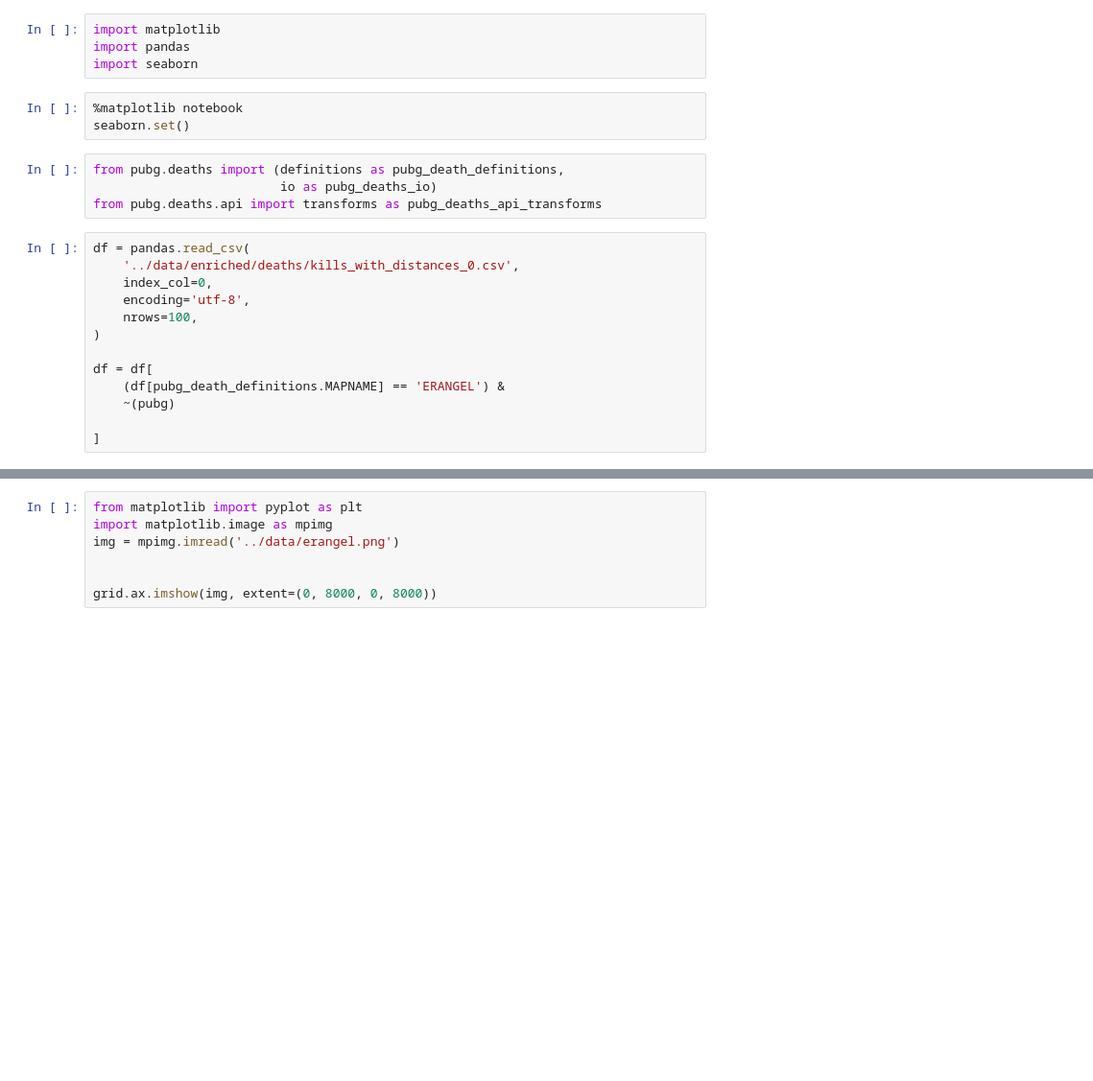
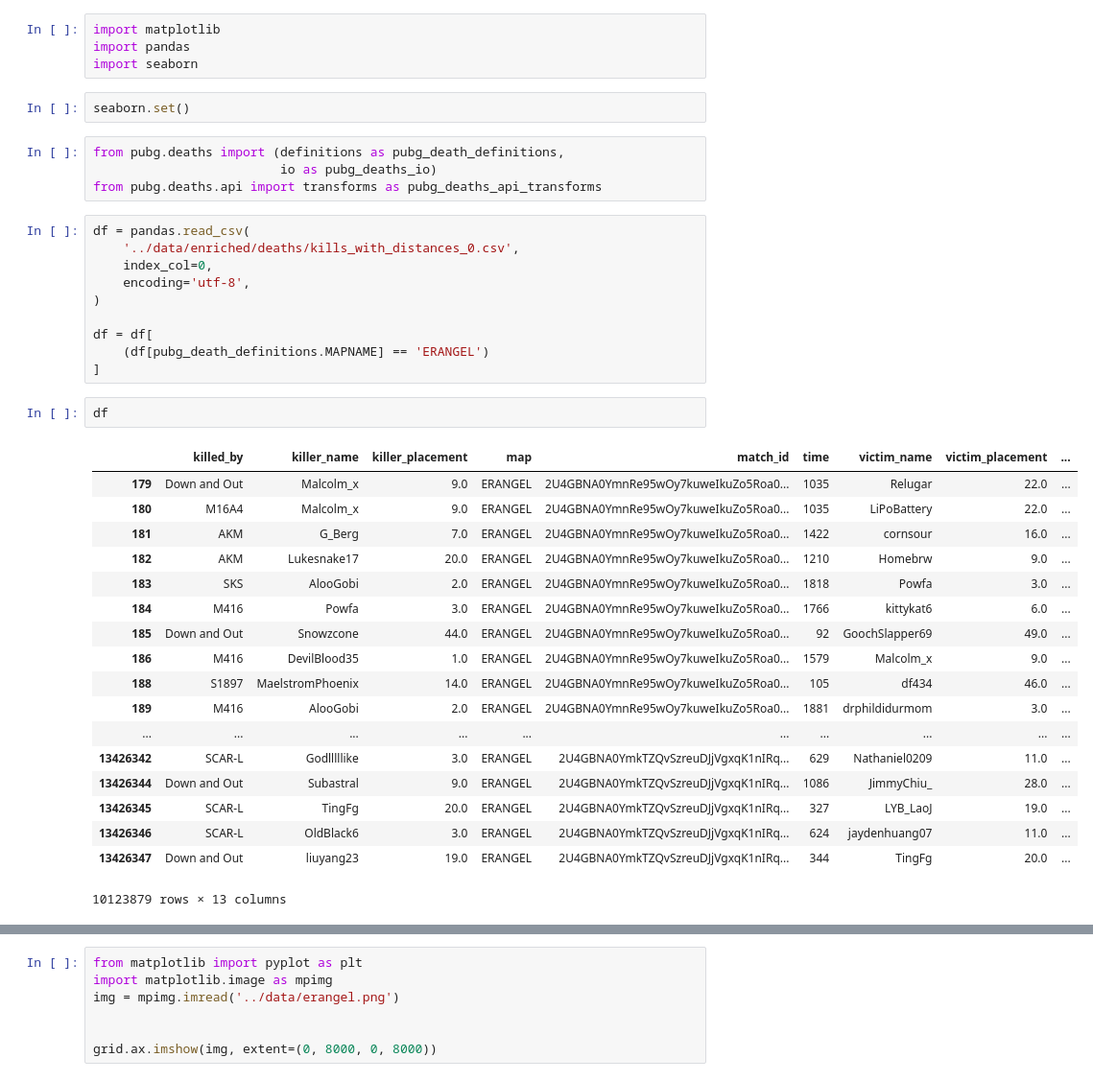
Before and after one commit to mjkilian1992/pubg_deaths, a Jupyter notebook: notebooks/kill_distance_visualisations.ipynb, the cells around one changed output, grey strips where cells are left out. Shown at 96% size. Saved outputs shown, nothing was run; the diff lists cells and outputs as text; blank space fills up the shorter version.

```diff
--- a/notebooks/kill_distance_visualisations.ipynb
+++ b/notebooks/kill_distance_visualisations.ipynb
@@ -2,9 +2,8 @@
 import matplotlib
 import pandas
 import seaborn
-# %%
-%matplotlib notebook
-seaborn.set()
+# %%
+seaborn.set()
 # %%
 from pubg.deaths import (definitions as pubg_death_definitions,
                          io as pubg_deaths_io)
@@ -14,14 +13,32 @@ df = pandas.read_csv(
     '../data/enriched/deaths/kills_with_distances_0.csv',
     index_col=0,
     encoding='utf-8',
-    nrows=100,
 )
 
 df = df[
-    (df[pubg_death_definitions.MAPNAME] == 'ERANGEL') &
-    ~(pubg)
-
+    (df[pubg_death_definitions.MAPNAME] == 'ERANGEL')
 ]
+# %%
+df
+# %% [output]
+|  | killed_by | killer_name | killer_placement | map | match_id | time | victim_name | victim_placement | ... |
+| 179 | Down and Out | Malcolm_x | 9.0 | ERANGEL | 2U4GBNA0YmnRe95wOy7kuweIkuZo5Roa0... | 1035 | Relugar | 22.0 | ... |
+| 180 | M16A4 | Malcolm_x | 9.0 | ERANGEL | 2U4GBNA0YmnRe95wOy7kuweIkuZo5Roa0... | 1035 | LiPoBattery | 22.0 | ... |
+| 181 | AKM | G_Berg | 7.0 | ERANGEL | 2U4GBNA0YmnRe95wOy7kuweIkuZo5Roa0... | 1422 | cornsour | 16.0 | ... |
+| 182 | AKM | Lukesnake17 | 20.0 | ERANGEL | 2U4GBNA0YmnRe95wOy7kuweIkuZo5Roa0... | 1210 | Homebrw | 9.0 | ... |
+| 183 | SKS | AlooGobi | 2.0 | ERANGEL | 2U4GBNA0YmnRe95wOy7kuweIkuZo5Roa0... | 1818 | Powfa | 3.0 | ... |
+| 184 | M416 | Powfa | 3.0 | ERANGEL | 2U4GBNA0YmnRe95wOy7kuweIkuZo5Roa0... | 1766 | kittykat6 | 6.0 | ... |
+| 185 | Down and Out | Snowzcone | 44.0 | ERANGEL | 2U4GBNA0YmnRe95wOy7kuweIkuZo5Roa0... | 92 | GoochSlapper69 | 49.0 | ... |
+| 186 | M416 | DevilBlood35 | 1.0 | ERANGEL | 2U4GBNA0YmnRe95wOy7kuweIkuZo5Roa0... | 1579 | Malcolm_x | 9.0 | ... |
+| 188 | S1897 | MaelstromPhoenix | 14.0 | ERANGEL | 2U4GBNA0YmnRe95wOy7kuweIkuZo5Roa0... | 105 | df434 | 46.0 | ... |
+| 189 | M416 | AlooGobi | 2.0 | ERANGEL | 2U4GBNA0YmnRe95wOy7kuweIkuZo5Roa0... | 1881 | drphildidurmom | 3.0 | ... |
+| ... | ... | ... | ... | ... | ... | ... | ... | ... | ... |
+| 13426342 | SCAR-L | Godlllllike | 3.0 | ERANGEL | 2U4GBNA0YmkTZQvSzreuDJjVgxqK1nIRq... | 629 | Nathaniel0209 | 11.0 | ... |
+| 13426344 | Down and Out | Subastral | 9.0 | ERANGEL | 2U4GBNA0YmkTZQvSzreuDJjVgxqK1nIRq... | 1086 | JimmyChiu_ | 28.0 | ... |
+| 13426345 | SCAR-L | TingFg | 20.0 | ERANGEL | 2U4GBNA0YmkTZQvSzreuDJjVgxqK1nIRq... | 327 | LYB_LaoJ | 19.0 | ... |
+| 13426346 | SCAR-L | OldBlack6 | 3.0 | ERANGEL | 2U4GBNA0YmkTZQvSzreuDJjVgxqK1nIRq... | 624 | jaydenhuang07 | 11.0 | ... |
+| 13426347 | Down and Out | liuyang23 | 19.0 | ERANGEL | 2U4GBNA0YmkTZQvSzreuDJjVgxqK1nIRq... | 344 | TingFg | 20.0 | ... |
+10123879 rows × 13 columns
 # %%
 kill_distance_categories = {
     1: '100-200m',
```
Also changed, not shown: parts of 3 cells of this notebook, 2 other files.
